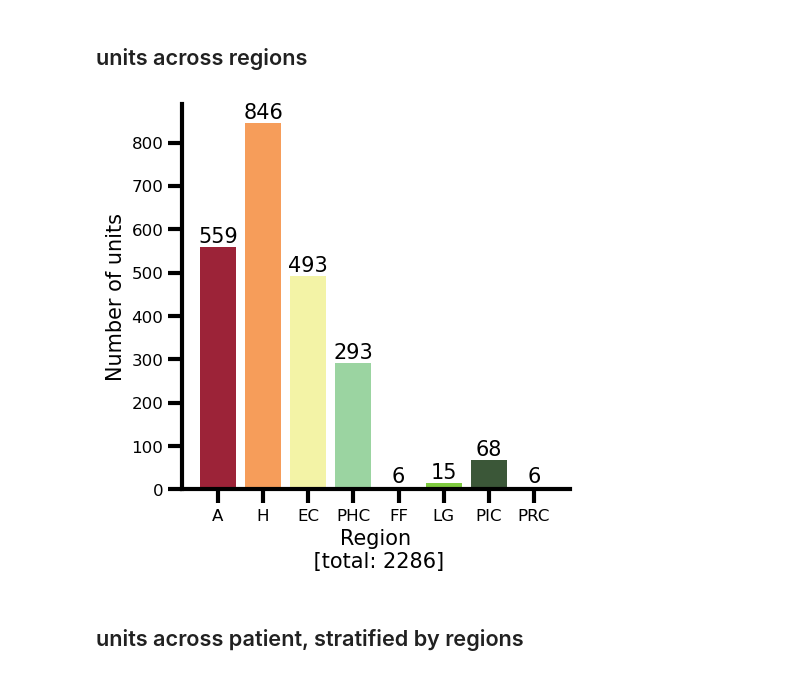
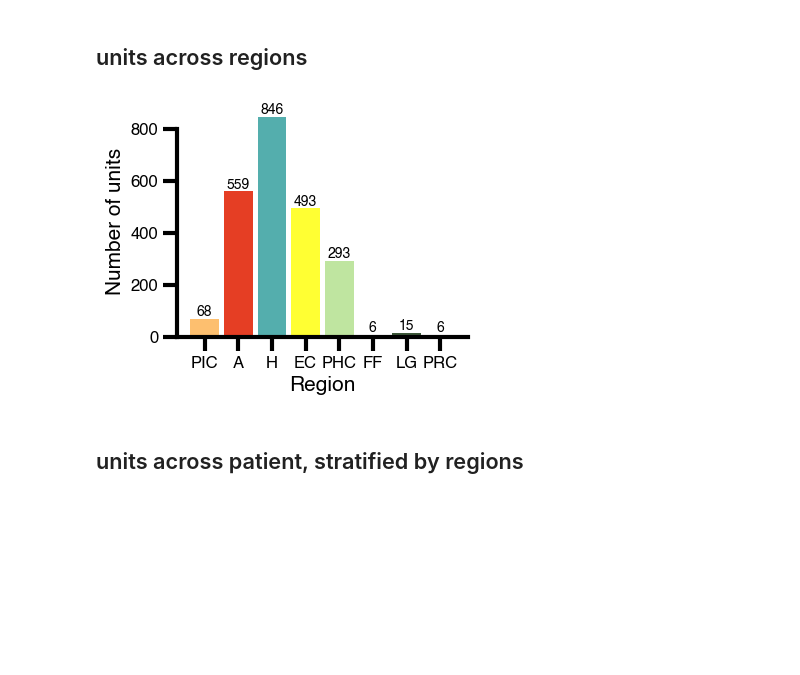
Before and after one commit to mormannlab/SUMMER, a Jupyter notebook: plot_code/data_overview/plots_data_overview.ipynb, the cells around one changed output. Drawn from its saved outputs; the diff is of its cells as text; code cells hidden in the pictures; blank space fills up the shorter version.

```diff
--- a/plot_code/data_overview/plots_data_overview.ipynb
+++ b/plot_code/data_overview/plots_data_overview.ipynb
@@ -34,10 +34,6 @@ from nilearn.plotting import plot_markers
 panel_save_dir = Path.cwd().parent.parent / "figure_generation" / "figure_data_overview" / "svg"
 
 data_dir = NWB_data_dir
-# %%
-path = Path("/media/al/Seagate/movies_dataset_nwb/sub14.nwb")
-io = NWBHDF5IO(path, mode="r")
-nwbfile = io.read()
 # %%
 ## collect all units from all nwb files
 
@@ -279,38 +269,50 @@ plt.show()
 [figure]
 # %% [markdown]
 ## units across regions
+# %%
+raw_regions = df_units_all["brain_region"]
+
+raw_regions = [r for r in raw_regions if r not in ["H", "T", "Ta", "Tb", "I"]]
+units_regions = pd.Series(raw_regions).replace("AH","H").replace("MH", "H").replace("PH", "H").replace("APH","PHC").replace("MPH","PHC").replace("PPH","PHC")
+data = Counter(units_regions)
+
+order_list = ["PIC", "A", "H", "EC", "PHC", "FF", "LG", "PRC"]
+ordered_data = OrderedDict((k, data[k]) for k in order_list)
 # %%
-rc('axes', linewidth=axwidth)
-rc('xtick.major', width=tickwidth, size=ticksize)
-rc('xtick', labelsize=ticklabelsize)
-rc('ytick.major', width=tickwidth, size=ticksize)
-rc('ytick', labelsize=ticklabelsize)
-
 colors = [
-    "#9c2338", "#f69d5a",  "#f3f3a6", "#9bd4a1", "#486198",
-    '#7ECA3F',
+    '#fdbf6f',
+    '#E53E24',
+    '#54aead',
+    '#FFFF33',
+    '#bfe5a0',
+    '#0A2463',
     '#3B5738',
     '#6E1A0D',
 ]
 
-fig, ax = plt.subplots(1,1, figsize=(5,5))
-bars = ax.bar(data.keys(), data.values(), color=colors)
+bar_width = 0.85
+
+fig, ax = plt.subplots(1,1, figsize=(3.75,3))
+bars = ax.bar(ordered_data.keys(), ordered_data.values(), bar_width, color=colors, )
+
 
 for bar in bars:
     height = bar.get_height()
     ax.text(bar.get_x() + bar.get_width() / 2, height + 0.5,  # Adjust vertical position
-            f'{int(height)}', ha='center', va='bottom', fontsize=labelsize)
+            f'{int(height)}', ha='center', va='bottom', fontsize=ticksize)
 
-ax.set_xlabel(f"Region\n [total: {len(units_regions)}]", fontsize=labelsize)
+ax.set_xlabel(f"Region", fontsize=labelsize)
 ax.set_ylabel("Number of units", fontsize=labelsize)
 
 sns.despine()
+ymin, ymax = ax.get_ylim()
+ax.spines['left'].set_bounds(ymin, 800)
 
-plt.tight_layout()
+#plt.tight_layout()
 plt.savefig(panel_save_dir / "units_by_region.png", bbox_inches="tight", dpi=300)
 plt.savefig(panel_save_dir / "units_by_region.svg", bbox_inches="tight", dpi=300)
 plt.show()
 # %% [output]
-[figure, old version]
+[figure, new version]
 # %% [markdown]
 ## units across patient, stratified by regions
```
Also changed, not shown: parts of 8 cells of this notebook, 20 other files.
